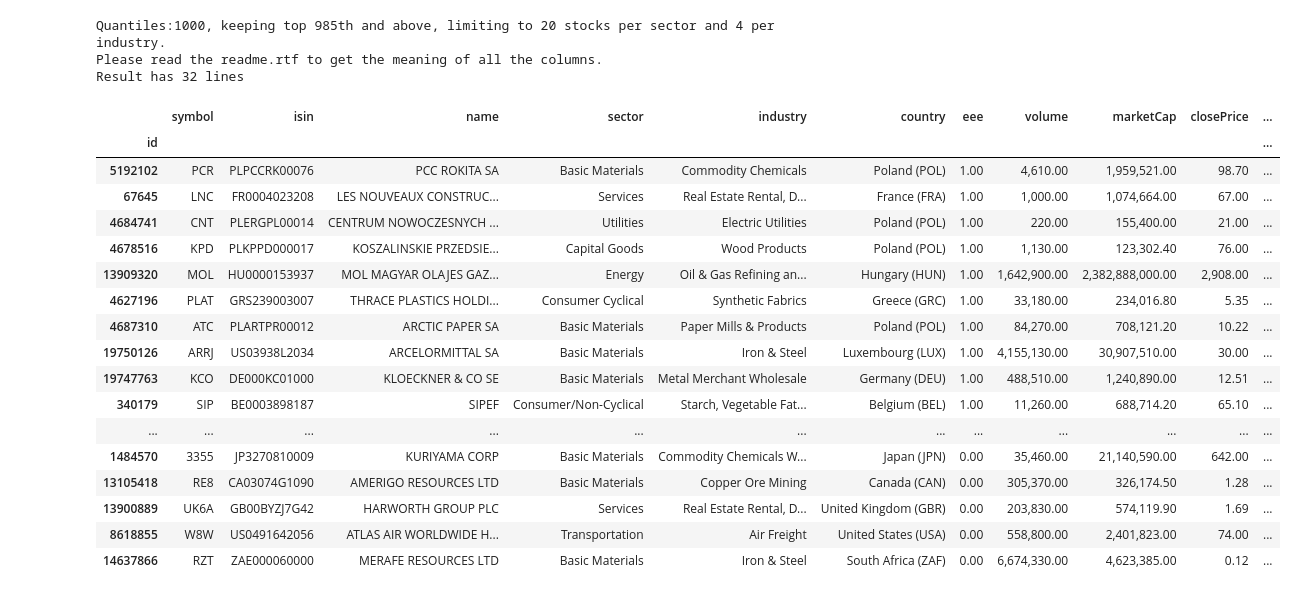
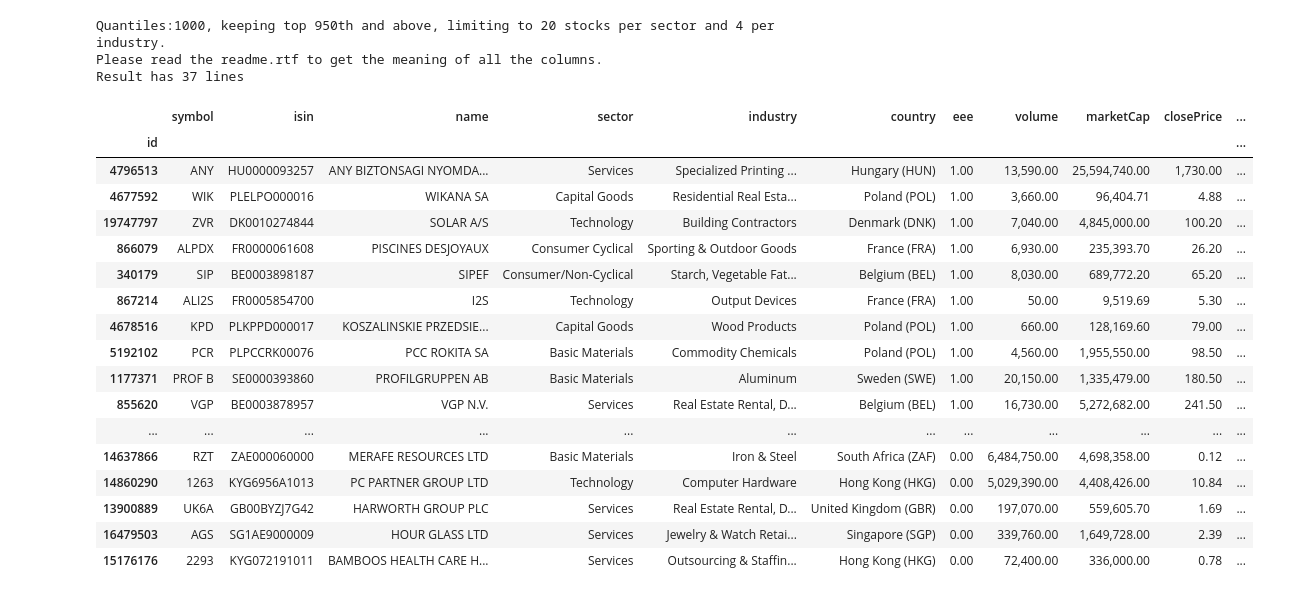
Before and after one commit to facoptere/degiroscreener, a Jupyter notebook: degiro_screener.ipynb, the cells around one changed output. Drawn from its saved outputs; the diff is of its cells as text; code cells hidden in the pictures.

```diff
--- a/degiro_screener.ipynb
+++ b/degiro_screener.ipynb
@@ -730,45 +726,50 @@ Writing csv file './degiro-export-2022-04-04-19-38.csv' (encoding utf-8)
 # %%
 pd.set_option('display.max_colwidth', 25)
 pd.set_option('display.max_columns', None)
 pd.set_option('display.max_rows', None)
 pd.options.display.float_format = '{:,.2f}'.format
 
-
+#display(info_df[:1])
 split=10**(max(1,math.floor(math.log(info_df.shape[0],10))-1))
-keeptop=math.floor(split*0.985)
+keeptop=math.floor(split*0.95)
 cropsector=max(5,math.floor(split/50))
 cropindustry=max(1,math.floor(cropsector/5))
 print(f"Quantiles:{split}, keeping top {keeptop}th and above, limiting to {cropsector} stocks per sector and {cropindustry} per industry.")
-df = info_df
+df = info_df.copy()
+df.drop([ 'sortCur', 'vwdId', 'StmCur', 'StmPrice', 'ΔΔEPS1-3', 'ΔΔEPS3-5',"ΔEPS3", "ΔEPS5","ROE5Ypct", 'ΔROE', 'ΔREV5', 'ΔREV3', 'ΔΔREV1-3', 'ΔΔREV3-5', 'ΔΔNPM1-5', "ΔNPM5",'QLTD2EQ','QCURRATIO'], axis=1, inplace=True)
 df['score'] = pd.qcut(df['score'].rank(method='first'),q=split, retbins=False, labels=False)
-df=df.drop(df.index[ ( (df['score'] < keeptop) | (df['Reco'] > 2) | (df['sector'] == "Financial")  | (df['PE'] >10) | (df['%DEBT'] >99) | (df['Δ1Y%'] < 8) |(df['P2TB'] >2) )]) #   | (df['L%H'] > 50)|(df['ΔEPS3'] <5) |(df['ΔREV5'] <10)|(df['ΔNPM5'] <5) |(df['BV'] <-30) |(df['FCF/NI'] <0.5)| (df['Reco'] > 2) | (df['industry'].str.contains('Real Estate')) |(df['IV'] <-90) |(df['FV'] <-90)  |(df['BV'] <-15)
-df = df.sort_values(by=['sector','score'], ascending=False).groupby('sector').head(cropsector).sort_values(by=['industry','score'], ascending=False).groupby('industry').head(cropindustry).sort_values(by='score', ascending=False).sort_values(by=['eee','ROE5Ypct'], ascending=False) #'sector','industry','BV'
+df=df.drop(df.index[ ( (df['score'] < keeptop) | (df['Reco'] > 2) | (df['sector'] == "Financial") | (df['PE'] >15) | (df['%DEBT'] >100) | (df['Δ1Y%'] < 8) |(df['P2TB'] >3) |(df['ΔREV'] <5) )]) # | (df['PE'] >15) | (df['%DEBT'] >100) | (df['Δ1Y%'] < 8) |(df['P2TB'] >3) |(df['ΔREV5'] <5) |(df['ΔFOCF5'] <0) |(df['FV'] <-.50)  |(df['FCF/NI'] <0)
+df = df.sort_values(by=['sector','score'], ascending=False).groupby('sector').head(cropsector).sort_values(by=['industry','score'], ascending=False).groupby('industry').head(cropindustry).sort_values(by=['eee','score'], ascending=False)#.sort_values(by=['eee','ROE5Ypct'], ascending=False) #'sector','industry','BV'
 df = df.fillna("—")
 print('Please read the readme.rtf to get the meaning of all the columns.')
 print(f'Result has {df.shape[0]} lines')
 display(df)
+
+#write2csv(corr)
+#import seaborn as sns
+#sns.heatmap(corr)
 # %% [output]
-Quantiles:1000, keeping top 985th and above, limiting to 20 stocks per sector and 4 per industry.
+Quantiles:1000, keeping top 950th and above, limiting to 20 stocks per sector and 4 per industry.
 Please read the readme.rtf to get the meaning of all the columns.
-Result has 32 lines
+Result has 37 lines
 |  | symbol | isin | name | sector | industry | country | eee | volume | marketCap | closePrice | ... |
 | id |  |  |  |  |  |  |  |  |  |  | ... |
-| 5192102 | PCR | PLPCCRK00076 | PCC ROKITA SA | Basic Materials | Commodity Chemicals | Poland (POL) | 1.00 | 4,610.00 | 1,959,521.00 | 98.70 | ... |
-| 67645 | LNC | FR0004023208 | LES NOUVEAUX CONSTRUC... | Services | Real Estate Rental, D... | France (FRA) | 1.00 | 1,000.00 | 1,074,664.00 | 67.00 | ... |
-| 4684741 | CNT | PLERGPL00014 | CENTRUM NOWOCZESNYCH ... | Utilities | Electric Utilities | Poland (POL) | 1.00 | 220.00 | 155,400.00 | 21.00 | ... |
-| 4678516 | KPD | PLKPPD000017 | KOSZALINSKIE PRZEDSIE... | Capital Goods | Wood Products | Poland (POL) | 1.00 | 1,130.00 | 123,302.40 | 76.00 | ... |
-| 13909320 | MOL | HU0000153937 | MOL MAGYAR OLAJES GAZ... | Energy | Oil & Gas Refining an... | Hungary (HUN) | 1.00 | 1,642,900.00 | 2,382,888,000.00 | 2,908.00 | ... |
-| 4627196 | PLAT | GRS239003007 | THRACE PLASTICS HOLDI... | Consumer Cyclical | Synthetic Fabrics | Greece (GRC) | 1.00 | 33,180.00 | 234,016.80 | 5.35 | ... |
-| 4687310 | ATC | PLARTPR00012 | ARCTIC PAPER SA | Basic Materials | Paper Mills & Products | Poland (POL) | 1.00 | 84,270.00 | 708,121.20 | 10.22 | ... |
-| 19750126 | ARRJ | US03938L2034 | ARCELORMITTAL SA | Basic Materials | Iron & Steel | Luxembourg (LUX) | 1.00 | 4,155,130.00 | 30,907,510.00 | 30.00 | ... |
-| 19747763 | KCO | DE000KC01000 | KLOECKNER & CO SE | Basic Materials | Metal Merchant Wholesale | Germany (DEU) | 1.00 | 488,510.00 | 1,240,890.00 | 12.51 | ... |
-| 340179 | SIP | BE0003898187 | SIPEF | Consumer/Non-Cyclical | Starch, Vegetable Fat... | Belgium (BEL) | 1.00 | 11,260.00 | 688,714.20 | 65.10 | ... |
+| 4796513 | ANY | HU0000093257 | ANY BIZTONSAGI NYOMDA... | Services | Specialized Printing ... | Hungary (HUN) | 1.00 | 13,590.00 | 25,594,740.00 | 1,730.00 | ... |
+| 4677592 | WIK | PLELPO000016 | WIKANA SA | Capital Goods | Residential Real Esta... | Poland (POL) | 1.00 | 3,660.00 | 96,404.71 | 4.88 | ... |
+| 19747797 | ZVR | DK0010274844 | SOLAR A/S | Technology | Building Contractors | Denmark (DNK) | 1.00 | 7,040.00 | 4,845,000.00 | 100.20 | ... |
+| 866079 | ALPDX | FR0000061608 | PISCINES DESJOYAUX | Consumer Cyclical | Sporting & Outdoor Goods | France (FRA) | 1.00 | 6,930.00 | 235,393.70 | 26.20 | ... |
+| 340179 | SIP | BE0003898187 | SIPEF | Consumer/Non-Cyclical | Starch, Vegetable Fat... | Belgium (BEL) | 1.00 | 8,030.00 | 689,772.20 | 65.20 | ... |
+| 867214 | ALI2S | FR0005854700 | I2S | Technology | Output Devices | France (FRA) | 1.00 | 50.00 | 9,519.69 | 5.30 | ... |
+| 4678516 | KPD | PLKPPD000017 | KOSZALINSKIE PRZEDSIE... | Capital Goods | Wood Products | Poland (POL) | 1.00 | 660.00 | 128,169.60 | 79.00 | ... |
+| 5192102 | PCR | PLPCCRK00076 | PCC ROKITA SA | Basic Materials | Commodity Chemicals | Poland (POL) | 1.00 | 4,560.00 | 1,955,550.00 | 98.50 | ... |
+| 1177371 | PROF B | SE0000393860 | PROFILGRUPPEN AB | Basic Materials | Aluminum | Sweden (SWE) | 1.00 | 20,150.00 | 1,335,479.00 | 180.50 | ... |
+| 855620 | VGP | BE0003878957 | VGP N.V. | Services | Real Estate Rental, D... | Belgium (BEL) | 1.00 | 16,730.00 | 5,272,682.00 | 241.50 | ... |
 | ... | ... | ... | ... | ... | ... | ... | ... | ... | ... | ... | ... |
-| 1484570 | 3355 | JP3270810009 | KURIYAMA CORP | Basic Materials | Commodity Chemicals W... | Japan (JPN) | 0.00 | 35,460.00 | 21,140,590.00 | 642.00 | ... |
-| 13105418 | RE8 | CA03074G1090 | AMERIGO RESOURCES LTD | Basic Materials | Copper Ore Mining | Canada (CAN) | 0.00 | 305,370.00 | 326,174.50 | 1.28 | ... |
-| 13900889 | UK6A | GB00BYZJ7G42 | HARWORTH GROUP PLC | Services | Real Estate Rental, D... | United Kingdom (GBR) | 0.00 | 203,830.00 | 574,119.90 | 1.69 | ... |
-| 8618855 | W8W | US0491642056 | ATLAS AIR WORLDWIDE H... | Transportation | Air Freight | United States (USA) | 0.00 | 558,800.00 | 2,401,823.00 | 74.00 | ... |
-| 14637866 | RZT | ZAE000060000 | MERAFE RESOURCES LTD | Basic Materials | Iron & Steel | South Africa (ZAF) | 0.00 | 6,674,330.00 | 4,623,385.00 | 0.12 | ... |
+| 14637866 | RZT | ZAE000060000 | MERAFE RESOURCES LTD | Basic Materials | Iron & Steel | South Africa (ZAF) | 0.00 | 6,484,750.00 | 4,698,358.00 | 0.12 | ... |
+| 14860290 | 1263 | KYG6956A1013 | PC PARTNER GROUP LTD | Technology | Computer Hardware | Hong Kong (HKG) | 0.00 | 5,029,390.00 | 4,408,426.00 | 10.84 | ... |
+| 13900889 | UK6A | GB00BYZJ7G42 | HARWORTH GROUP PLC | Services | Real Estate Rental, D... | United Kingdom (GBR) | 0.00 | 197,070.00 | 559,605.70 | 1.69 | ... |
+| 16479503 | AGS | SG1AE9000009 | HOUR GLASS LTD | Services | Jewelry & Watch Retai... | Singapore (SGP) | 0.00 | 339,760.00 | 1,649,728.00 | 2.39 | ... |
+| 15176176 | 2293 | KYG072191011 | BAMBOOS HEALTH CARE H... | Services | Outsourcing & Staffin... | Hong Kong (HKG) | 0.00 | 72,400.00 | 336,000.00 | 0.78 | ... |
 # %%
 def write2fav(df):
     if (df.shape[0] > 0):
```
Also changed, not shown: parts of 5 cells of this notebook.
